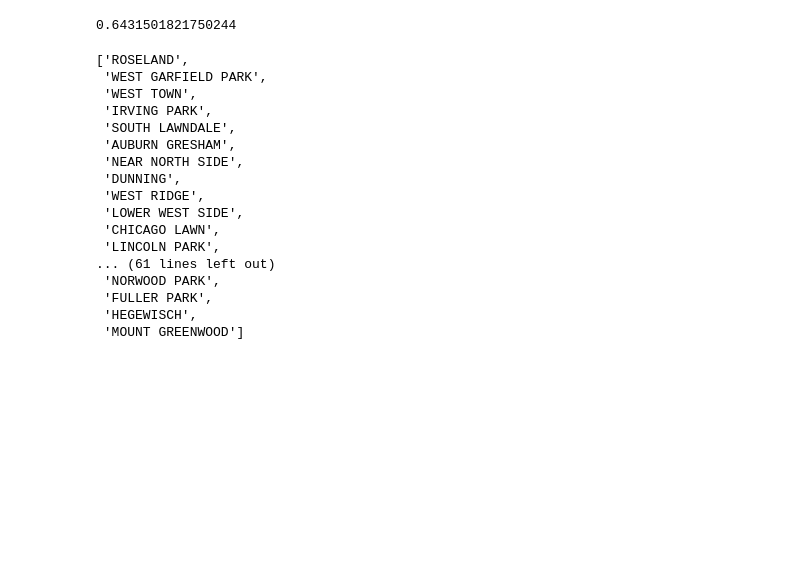
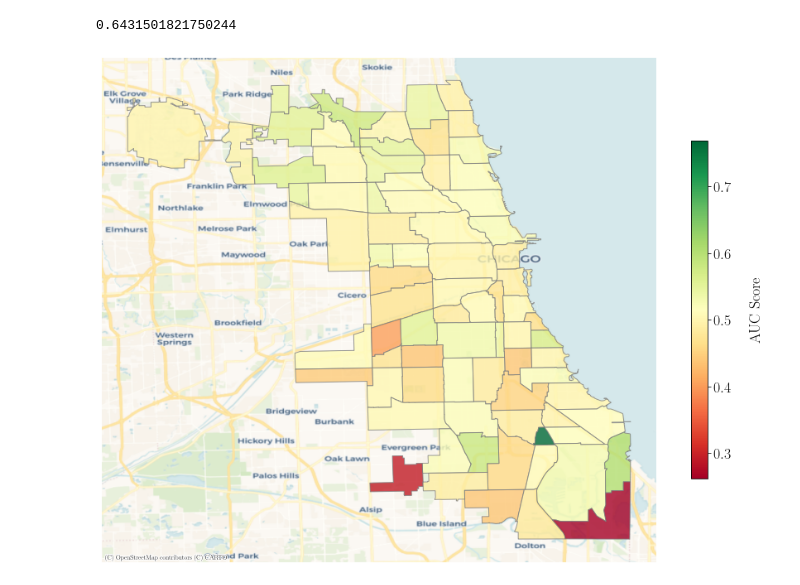
Before and after one commit to mjtv128/705-FinalProject, a Jupyter notebook: interpret_log.ipynb, the cells around one changed output. Drawn from its saved outputs; the diff is of its cells as text; code cells hidden in the pictures; blank space fills up the shorter version.

```diff
--- a/interpret_log.ipynb
+++ b/interpret_log.ipynb
@@ -214,25 +214,38 @@ roc_auc_score(new["nonzero_tip"], probs)
 0.6431501821750244
 # %%
 probs.to_csv("simple_log_mod_post_covid.csv")
-# %%
-communities = list(new["pickup_community_name"].unique())
-for i in communities:
-    temp = new[new["pickup_community_name"] == i]
-# %% [output]
-['ROSELAND',
- 'WEST GARFIELD PARK',
- 'WEST TOWN',
- 'IRVING PARK',
- 'SOUTH LAWNDALE',
- 'AUBURN GRESHAM',
- 'NEAR NORTH SIDE',
- 'DUNNING',
- 'WEST RIDGE',
- 'LOWER WEST SIDE',
- 'CHICAGO LAWN',
- 'LINCOLN PARK',
-... (61 lines left out)
- 'NORWOOD PARK',
- 'FULLER PARK',
- 'HEGEWISCH',
- 'MOUNT GREENWOOD']
+# %%
+from sklearn.metrics import roc_curve
+communities = list(new["pickup_community_name"].unique())
+aucs = []
+for i in communities:
+    temp = new[new["pickup_community_name"] == i]
+    probs = model.predict(temp)
+    auc = roc_auc_score(temp["nonzero_tip"], probs)
+    fpr, tpr, _ = roc_curve(temp["nonzero_tip"], probs)
+    auc = roc_auc_score(temp["nonzero_tip"], probs)
+    aucs.append(auc)
+d = {"community":communities, "auc":aucs}
+df_com = pd.DataFrame(d)
+# %%
+mapper = gdf.merge(df_com, how = "left", on = "community")
+# %%
+plt.rcParams.update({'font.size': 18})
+ax = mapper.plot(
+        figsize=(15, 15),
+        column="auc",
+        cmap="RdYlGn",
+        legend=True,
+        legend_kwds={
+            "shrink": 0.5,
+            "label": "\nAUC Score",
+        },
+        alpha=0.8,
+        edgecolor="#808080",
+        missing_kwds = dict(color='grey', label='No Data')
+    )
+cx.add_basemap(ax, crs="EPSG:4326", source=cx.providers.CartoDB.Voyager)
+ax.set_axis_off()
+# plt.savefig("26_images/odds_pickup_area.png", bbox_inches="tight", dpi=400)
+# %% [output]
+[figure, added]
```
Also changed, not shown: 1 other file.
